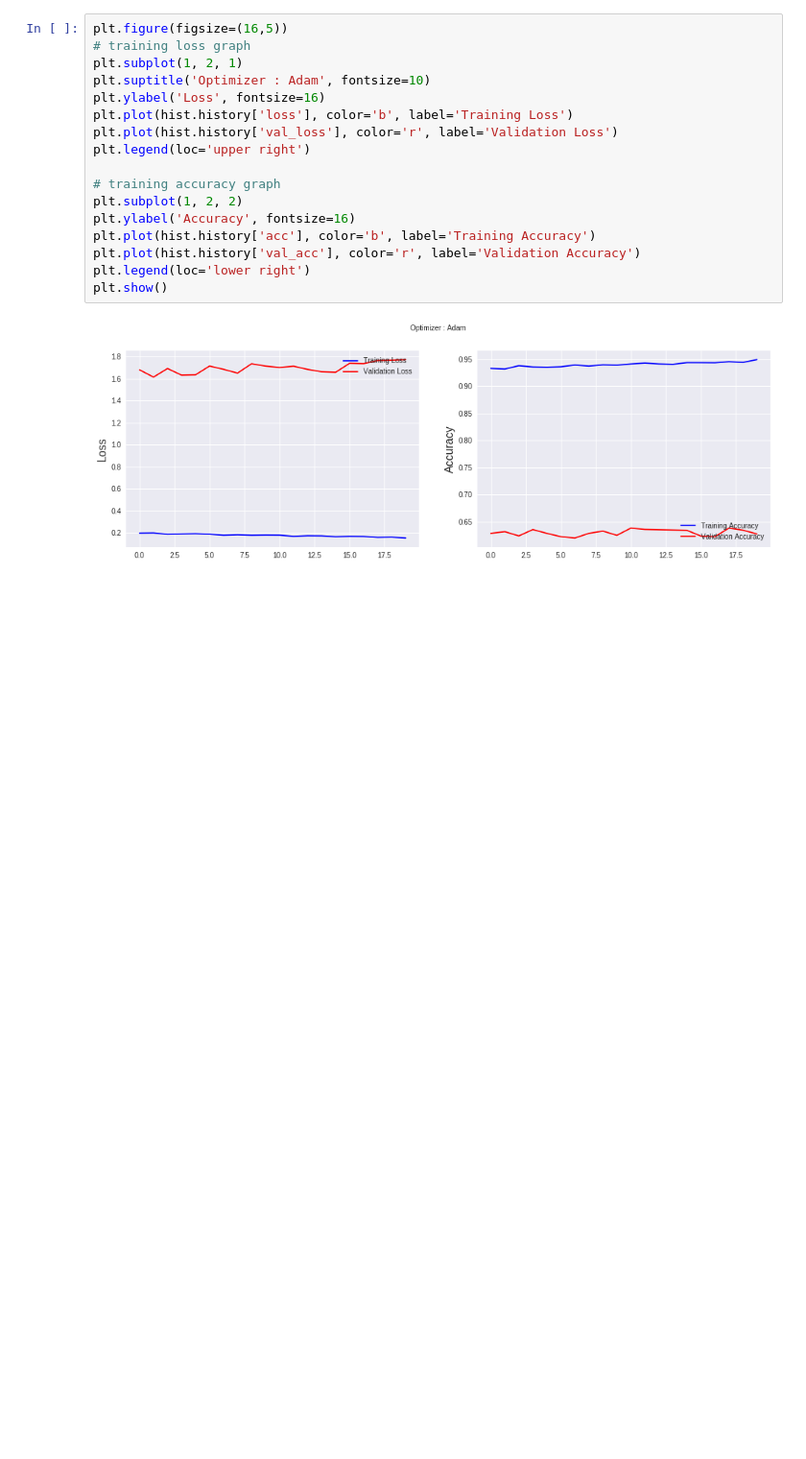
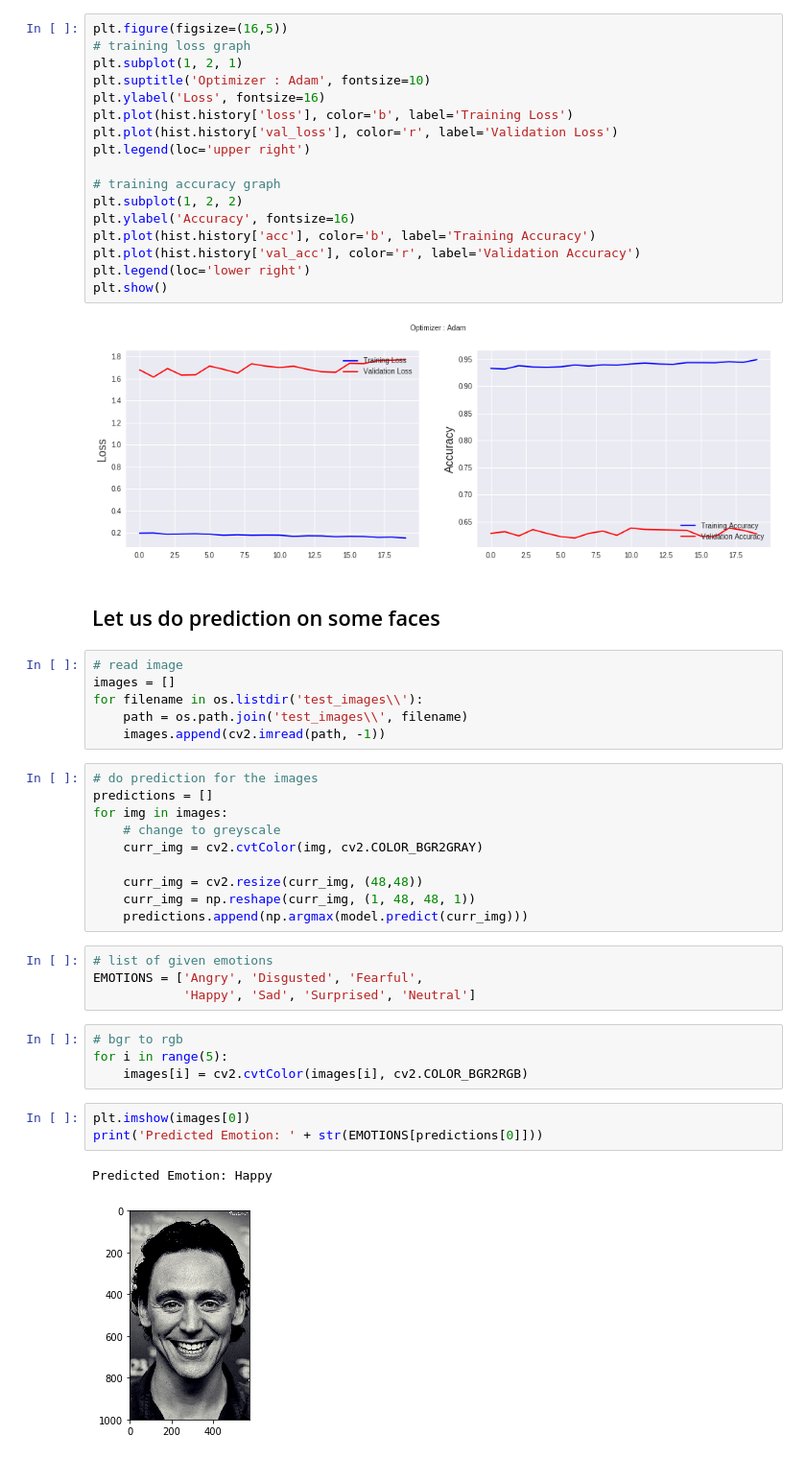
Before and after one commit to susantabiswas/realtime-facial-emotion-analyzer, a Jupyter notebook: facial Emotions.ipynb, the cells around one changed output. Shown: that part at 96% size. Drawn from its saved outputs; the diff is of its cells as text; blank space fills up the shorter version.

Commit message:
added test results

```diff
--- a/facial Emotions.ipynb
+++ b/facial Emotions.ipynb
@@ -317,3 +317,35 @@ plt.legend(loc='lower right')
 plt.show()
 # %% [output]
 [figure]
+# %% [markdown]
+## Let us do prediction on some faces
+# %%
+# read image
+images = []
+for filename in os.listdir('test_images\\'):
+    path = os.path.join('test_images\\', filename)
+    images.append(cv2.imread(path, -1))
+# %%
+# do prediction for the images
+predictions = []
+for img in images:
+    # change to greyscale
+    curr_img = cv2.cvtColor(img, cv2.COLOR_BGR2GRAY)
+
+    curr_img = cv2.resize(curr_img, (48,48))
+    curr_img = np.reshape(curr_img, (1, 48, 48, 1))
+    predictions.append(np.argmax(model.predict(curr_img)))
+# %%
+# list of given emotions
+EMOTIONS = ['Angry', 'Disgusted', 'Fearful',
+            'Happy', 'Sad', 'Surprised', 'Neutral']
+# %%
+# bgr to rgb
+for i in range(5):
+    images[i] = cv2.cvtColor(images[i], cv2.COLOR_BGR2RGB)
+# %%
+plt.imshow(images[0])
+print('Predicted Emotion: ' + str(EMOTIONS[predictions[0]]))
+# %% [output]
+Predicted Emotion: Happy
+[figure, added]
```
Also changed, not shown: parts of 5 cells of this notebook.
